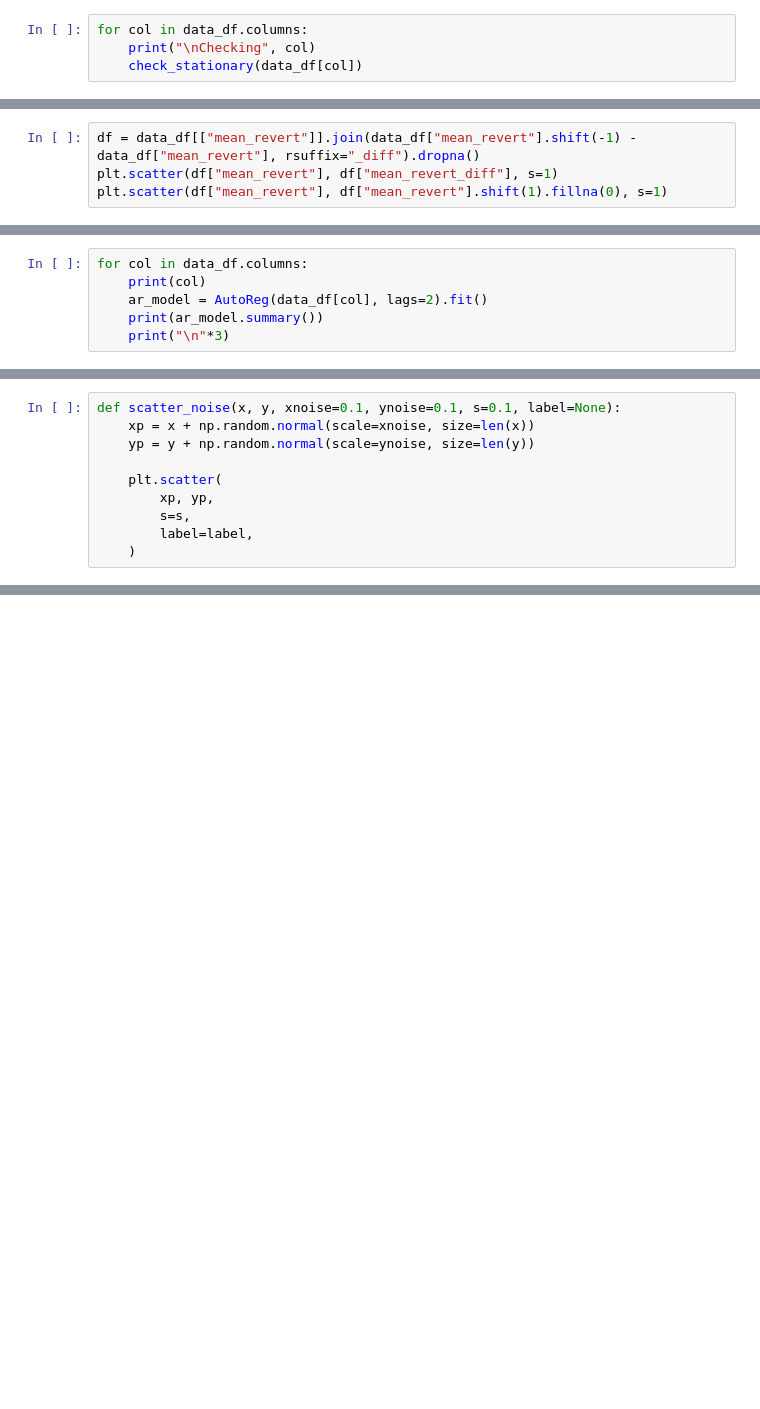
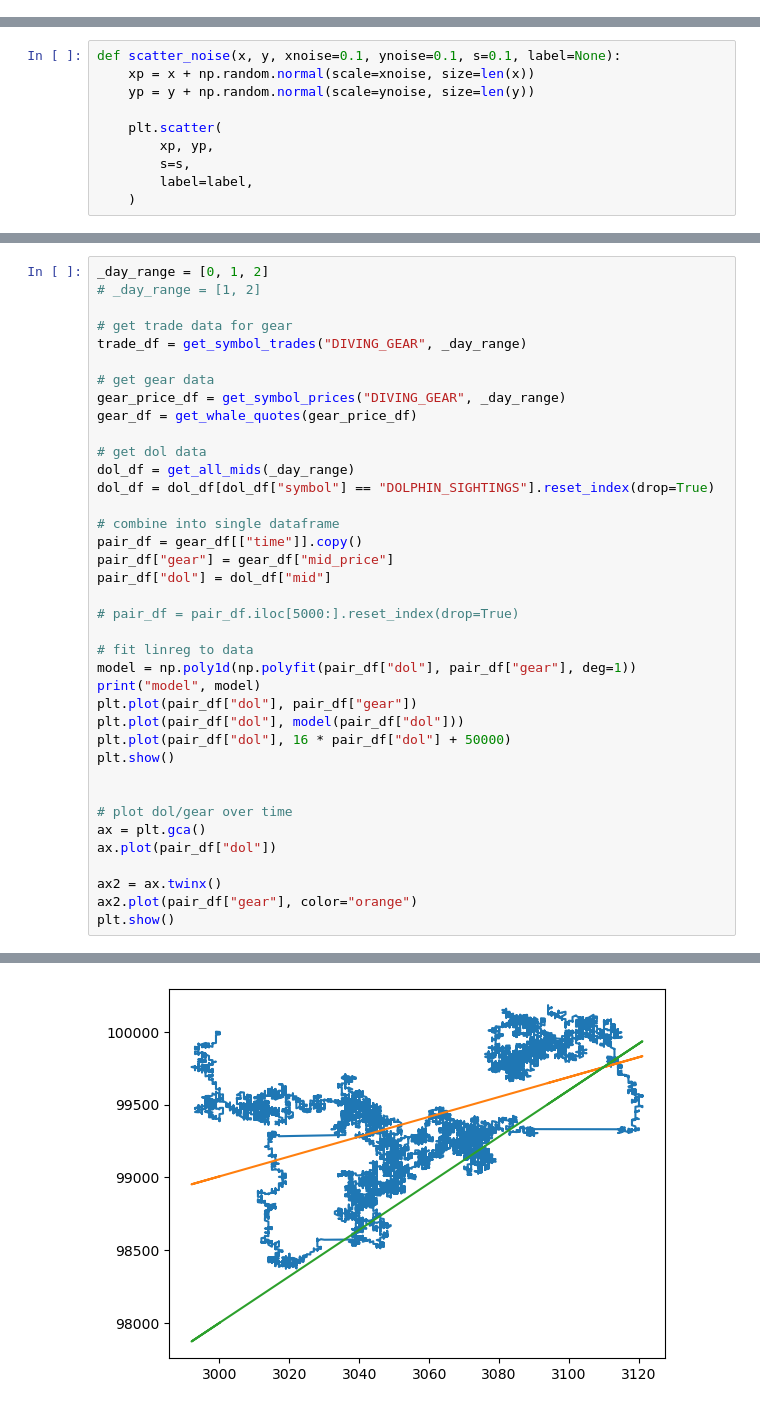
Before and after one commit to rzhan11/IMCTradingComp23, a Jupyter notebook: nbs/stats learning-round3.ipynb, the cells around one changed output, grey strips where cells are left out. Cells and saved outputs as stored; diff of their text form; blank space fills up the shorter version.

```diff
--- a/nbs/stats learning-round3.ipynb
+++ b/nbs/stats learning-round3.ipynb
@@ -125,4 +39,0 @@ def check_stationary(series):
-# %%
-for col in data_df.columns:
-    print("\nChecking", col)
-    check_stationary(data_df[col])
@@ -159,4 +39,0 @@ plt.scatter(data_df["mean_revert"], data_df["mean_revert"] - data_df["mean_rever
-# %%
-df = data_df[["mean_revert"]].join(data_df["mean_revert"].shift(-1) - data_df["mean_revert"], rsuffix="_diff").dropna()
-plt.scatter(df["mean_revert"], df["mean_revert_diff"], s=1)
-plt.scatter(df["mean_revert"], df["mean_revert"].shift(1).fillna(0), s=1)
@@ -204,6 +39,0 @@ plt.show()
-# %%
-for col in data_df.columns:
-    print(col)
-    ar_model = AutoReg(data_df[col], lags=2).fit()
-    print(ar_model.summary())
-    print("\n"*3)
@@ -712,0 +177,39 @@ freq_df.sort_values(by="pnl", ascending=False)
+# %%
+_day_range = [0, 1, 2]
+# _day_range = [1, 2]
+
+# get trade data for gear
+trade_df = get_symbol_trades("DIVING_GEAR", _day_range)
+
+# get gear data
+gear_price_df = get_symbol_prices("DIVING_GEAR", _day_range)
+gear_df = get_whale_quotes(gear_price_df)
+
+# get dol data
+dol_df = get_all_mids(_day_range)
+dol_df = dol_df[dol_df["symbol"] == "DOLPHIN_SIGHTINGS"].reset_index(drop=True)
+
+# combine into single dataframe
+pair_df = gear_df[["time"]].copy()
+pair_df["gear"] = gear_df["mid_price"]
+pair_df["dol"] = dol_df["mid"]
+
+# pair_df = pair_df.iloc[5000:].reset_index(drop=True)
+
+# fit linreg to data
+model = np.poly1d(np.polyfit(pair_df["dol"], pair_df["gear"], deg=1))
+print("model", model)
+plt.plot(pair_df["dol"], pair_df["gear"])
+plt.plot(pair_df["dol"], model(pair_df["dol"]))
+plt.plot(pair_df["dol"], 16 * pair_df["dol"] + 50000)
+plt.show()
+
+
+# plot dol/gear over time
+ax = plt.gca()
+ax.plot(pair_df["dol"])
+
+ax2 = ax.twinx()
+ax2.plot(pair_df["gear"], color="orange")
+plt.show()
+# %% [output]
@@ -712,0 +227 @@ freq_df.sort_values(by="pnl", ascending=False)
+[figure, added]
```
Also changed, not shown: parts of 104 cells of this notebook, 3 other files.
